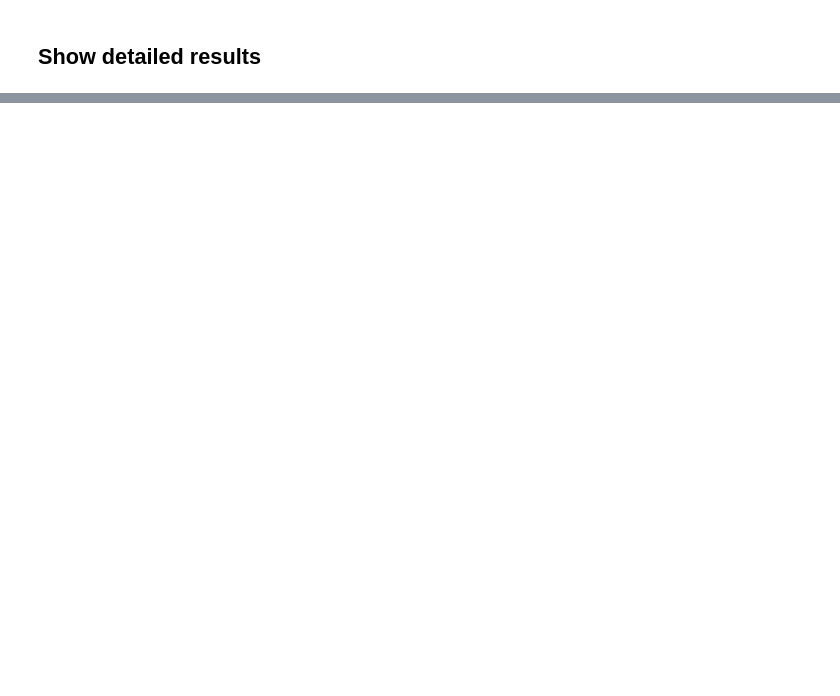
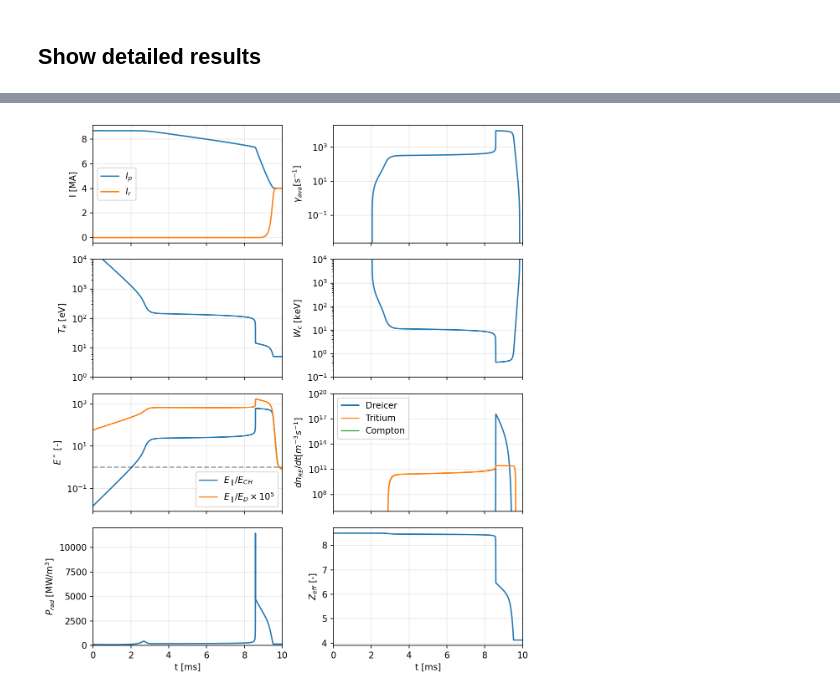
Before and after one commit to ridatta/RE_Solver, a Jupyter notebook: examples/Example-0D.ipynb, the cells around one changed output, grey strips where cells are left out. Drawn from its saved outputs; the diff is of its cells as text; code cells hidden in the pictures; blank space fills up the shorter version.

```diff
--- a/examples/Example-0D.ipynb
+++ b/examples/Example-0D.ipynb
@@ -180,0 +222,6 @@ plt.show()
+# %%
+# solve
+solver.tmax = 10e-3 # end time [s]
+solver.idiag = True # calculate detailed output
+t, Ip, Ir, Wk = solver.solve()
+solver.display() # Show default values
@@ -180,0 +246,73 @@ plt.show()
+# %%
+# Use the dictionary stored inside the solver object
+d = solver.diag
+
+fig, axs = plt.subplots(4, 2, sharex=True, figsize=(8, 9), dpi=150)
+
+# [0,0] Currents - Compare Plasma vs Runaway
+axs[0, 0].plot(d['t'] * 1e3, Ip / 1e6, label='$I_p$')
+axs[0, 0].plot(d['t'] * 1e3, Ir / 1e6, label='$I_r$')
+axs[0, 0].set_ylabel('I [MA]')
+axs[0, 0].legend()
+
+# [1,0] Electron Temperature
+axs[1, 0].plot(d['t'] * 1e3, d['Te'])
+axs[1, 0].set_ylabel('$T_e$ [eV]')
+axs[1, 0].set_yscale('log')
+axs[1, 0].set_ylim([1e0,1e4])
+
+
+# [2,0] Normalized Electric Fields
+axs[2, 0].plot(d['t'] * 1e3, d['E_star'], label='$E_{\parallel}/E_{CH}$')
+axs[2, 0].axhline(1, color='k', linestyle='--', alpha=0.3)
+axs[2, 0].plot(d['t'] * 1e3, d['EoED'] * 1e5, label='$E_\parallel/E_D \\times 10^5$')
+axs[2, 0].set_ylabel('$E^*$ [-]')
+axs[2, 0].set_yscale('log')
+axs[2, 0].legend()
+
+# [3,0] Radiated Power
+
+axs[3, 0].plot(d['t'] * 1e3, d['Prad'] / 1e6)
+axs[3, 0].set_ylabel('$P_{rad}$ [MW/m$^3$]')
+axs[3, 0].set_ylim(ymin=0)
+
+# [0,1] Avalanche Growth Rate
+axs[0, 1].plot(d['t'] * 1e3, d['gamma_ava'])
+axs[0, 1].set_ylabel('$\gamma_{ava} [s^{-1}]$')
+axs[0, 1].set_yscale('log')
+
+# [1,1] Critical Energy
+
+from RE import getCriticalRunawayEnergy
+import scipy.constants as const
+Wc = getCriticalRunawayEnergy(d['E_star']) / const.eV
+axs[1, 1].plot(d['t'] * 1e3, Wc / 1e3)
+axs[1, 1].set_ylabel('$W_c$ [keV]')
+axs[1, 1].set_yscale('log')
+axs[1, 1].set_ylim([1e-1, 1e4])
+
+# [2,1] Primary Source Rates (Dreicer, Tritium, Compton)
+axs[2, 1].plot(d['t'] * 1e3, d['SD'], label='Dreicer')
+axs[2, 1].plot(d['t'] * 1e3, d['ST'], label='Tritium')
+axs[2, 1].plot(d['t'] * 1e3, d['SC'], label='Compton')
+axs[2, 1].set_ylabel('$dn_{RE}/dt [m^{-3}s^{-1}]$')
+axs[2, 1].set_yscale('log')
+axs[2, 1].set_ylim([1e6, 1e20])
+axs[2, 1].legend()
+
+# [3,1] Effective Charge (New)
+# Note: Check d.keys() if your module names this 'Zeff' or 'Z_eff'
+axs[3, 1].plot(d['t'] * 1e3, d['Zeff'])
+axs[3, 1].set_ylabel('$Z_{eff}$ [-]')
+
+# Formatting across all subplots
+for ax in axs.flat:
+    ax.grid(True, alpha=0.3)
+    ax.set_xlim([0, d['t'].max() * 1e3])
+
+axs[3, 0].set_xlabel('t [ms]')
+axs[3, 1].set_xlabel('t [ms]')
+plt.tight_layout()
+plt.show()
+# %% [output]
+[figure, added]
```
Also changed, not shown: parts of 10 cells of this notebook, 3 other files.
